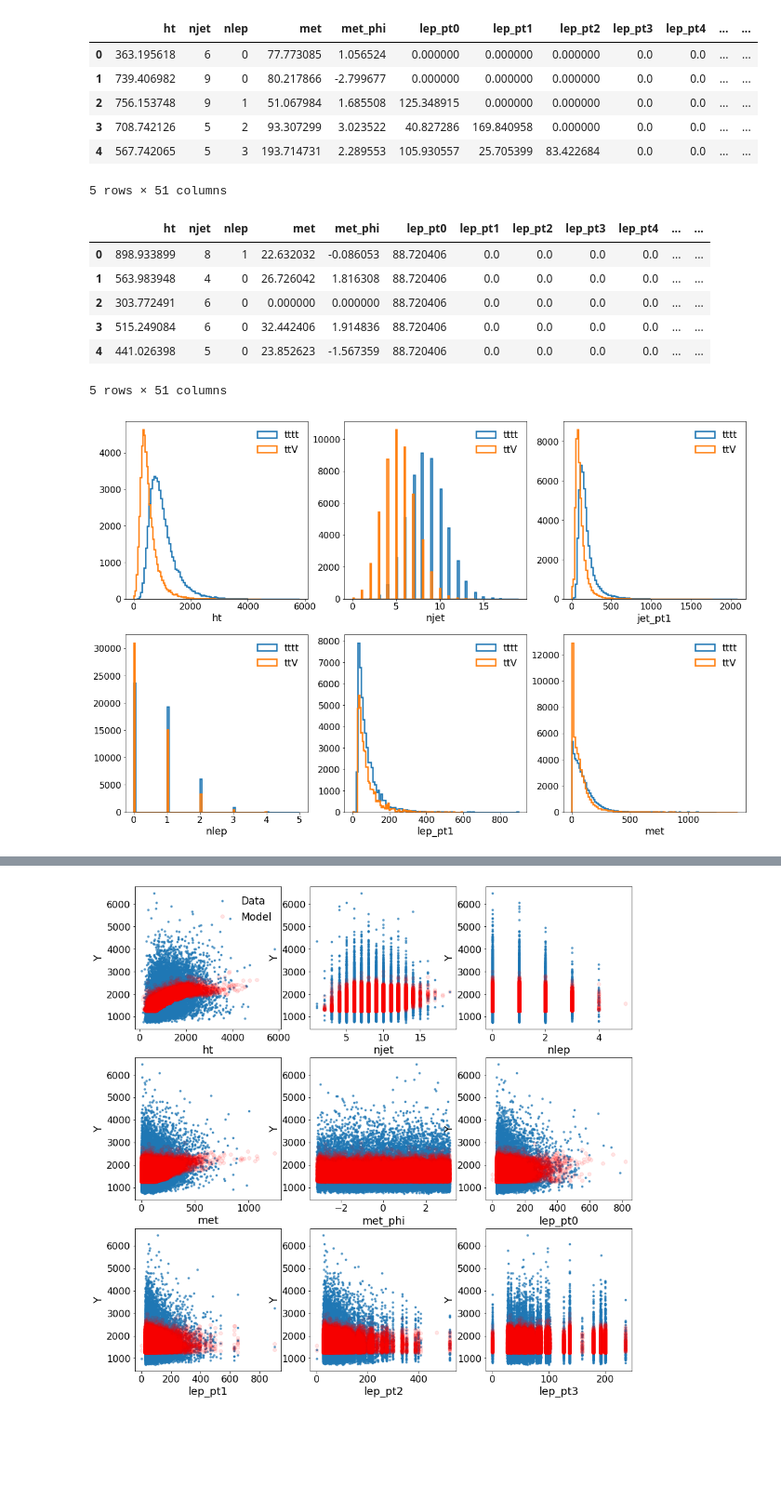
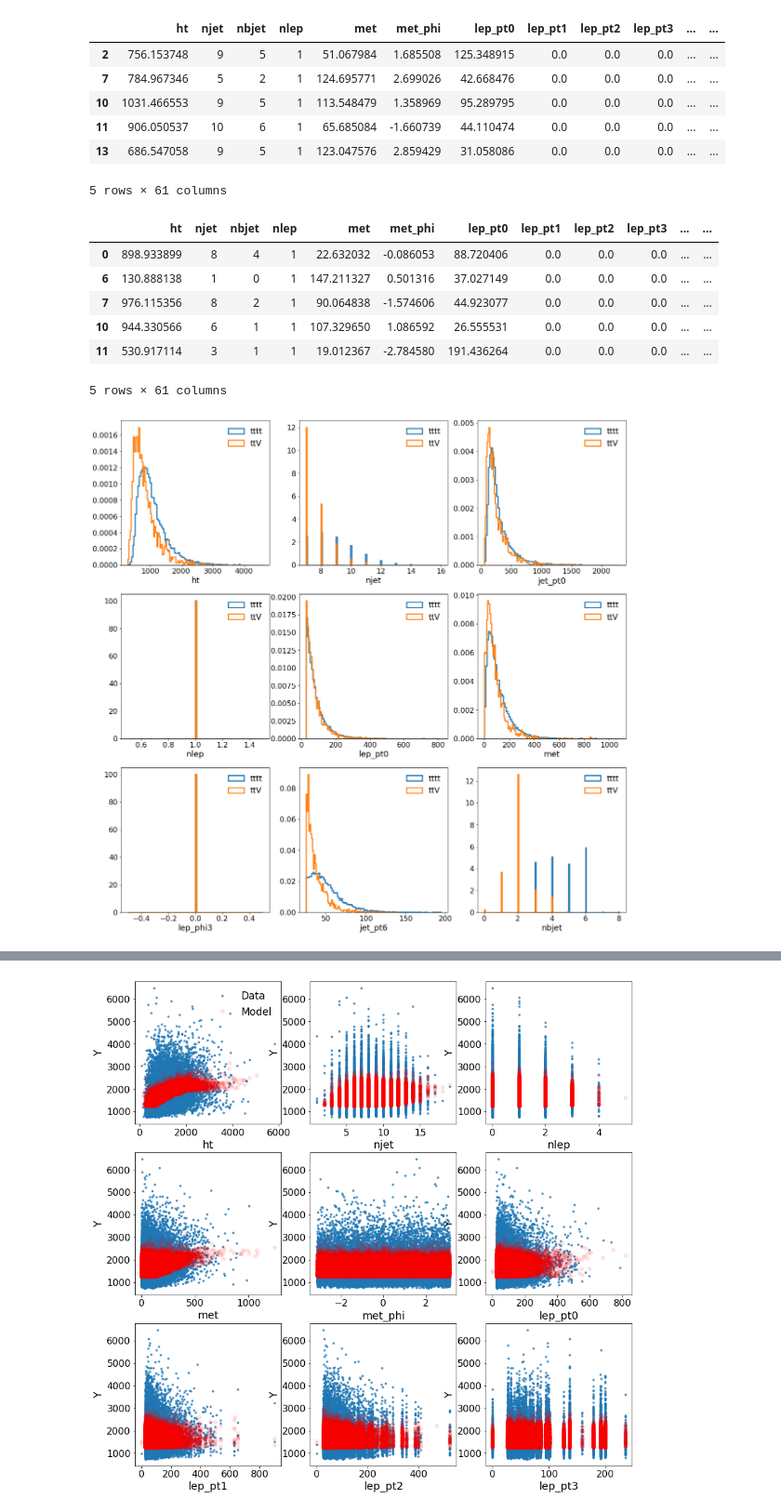
Before and after one commit to rmadar/ML-HEP, a Jupyter notebook: 4topML.ipynb, the cells around one changed output, grey strips where cells are left out. Shown: that part at 93% size. Saved outputs shown, nothing was run; the diff lists cells and outputs as text; code cells hidden in the pictures; blank space fills up the shorter version.

```diff
--- a/4topML.ipynb
+++ b/4topML.ipynb
@@ -35,44 +35,42 @@ def remove_bjets_info(my_df):
 # %%
 data = pd.read_csv('4topSM.csv')
 df = pd.DataFrame(data)
-
-#drop b-jets info as it is really chitting at the truth level
-df = remove_bjets_info(df)
-
+#df = remove_bjets_info(df) #drop b-jets info as it is really chitting at the truth level
+df = df[df['nlep']==1]
 cols = df.columns.tolist()
 cols = cols[1:-1] + [cols[0]]
 df = df[cols]
-#df = df[df['nlep']>0] # Select events with at least one lepton
 df.head()
 # %% [output]
-|  | ht | njet | nlep | met | met_phi | lep_pt0 | lep_pt1 | lep_pt2 | lep_pt3 | lep_pt4 | ... | ... |
-| 0 | 363.195618 | 6 | 0 | 77.773085 | 1.056524 | 0.000000 | 0.000000 | 0.000000 | 0.0 | 0.0 | ... | ... |
-| 1 | 739.406982 | 9 | 0 | 80.217866 | -2.799677 | 0.000000 | 0.000000 | 0.000000 | 0.0 | 0.0 | ... | ... |
-| 2 | 756.153748 | 9 | 1 | 51.067984 | 1.685508 | 125.348915 | 0.000000 | 0.000000 | 0.0 | 0.0 | ... | ... |
-| 3 | 708.742126 | 5 | 2 | 93.307299 | 3.023522 | 40.827286 | 169.840958 | 0.000000 | 0.0 | 0.0 | ... | ... |
-| 4 | 567.742065 | 5 | 3 | 193.714731 | 2.289553 | 105.930557 | 25.705399 | 83.422684 | 0.0 | 0.0 | ... | ... |
+|  | ht | njet | nbjet | nlep | met | met_phi | lep_pt0 | lep_pt1 | lep_pt2 | lep_pt3 | ... | ... |
+| 2 | 756.153748 | 9 | 5 | 1 | 51.067984 | 1.685508 | 125.348915 | 0.0 | 0.0 | 0.0 | ... | ... |
+| 7 | 784.967346 | 5 | 2 | 1 | 124.695771 | 2.699026 | 42.668476 | 0.0 | 0.0 | 0.0 | ... | ... |
+| 10 | 1031.466553 | 9 | 5 | 1 | 113.548479 | 1.358969 | 95.289795 | 0.0 | 0.0 | 0.0 | ... | ... |
+| 11 | 906.050537 | 10 | 6 | 1 | 65.685084 | -1.660739 | 44.110474 | 0.0 | 0.0 | 0.0 | ... | ... |
+| 13 | 686.547058 | 9 | 5 | 1 | 123.047576 | 2.859429 | 31.058086 | 0.0 | 0.0 | 0.0 | ... | ... |
-5 rows × 51 columns
+5 rows × 61 columns
 # %%
 data_ttV = pd.read_csv('ttV.csv')
 df_ttV = pd.DataFrame(data_ttV)
-df_ttV = remove_bjets_info(df_ttV)
+#df_ttV = remove_bjets_info(df_ttV)
+df_ttV = df_ttV[df_ttV['nlep']==1]
 cols = df_ttV.columns.tolist()
 cols = cols[1:-1] + [cols[0]]
 df_ttV = df_ttV[cols]
-#df_ttV = df_ttV[df_ttV['nlep']>0] # Select events with at least one lepton
 df_ttV.head()
 # %% [output]
-|  | ht | njet | nlep | met | met_phi | lep_pt0 | lep_pt1 | lep_pt2 | lep_pt3 | lep_pt4 | ... | ... |
-| 0 | 898.933899 | 8 | 1 | 22.632032 | -0.086053 | 88.720406 | 0.0 | 0.0 | 0.0 | 0.0 | ... | ... |
-| 1 | 563.983948 | 4 | 0 | 26.726042 | 1.816308 | 88.720406 | 0.0 | 0.0 | 0.0 | 0.0 | ... | ... |
-| 2 | 303.772491 | 6 | 0 | 0.000000 | 0.000000 | 88.720406 | 0.0 | 0.0 | 0.0 | 0.0 | ... | ... |
-| 3 | 515.249084 | 6 | 0 | 32.442406 | 1.914836 | 88.720406 | 0.0 | 0.0 | 0.0 | 0.0 | ... | ... |
-| 4 | 441.026398 | 5 | 0 | 23.852623 | -1.567359 | 88.720406 | 0.0 | 0.0 | 0.0 | 0.0 | ... | ... |
+|  | ht | njet | nbjet | nlep | met | met_phi | lep_pt0 | lep_pt1 | lep_pt2 | lep_pt3 | ... | ... |
+| 0 | 898.933899 | 8 | 4 | 1 | 22.632032 | -0.086053 | 88.720406 | 0.0 | 0.0 | 0.0 | ... | ... |
+| 6 | 130.888138 | 1 | 0 | 1 | 147.211327 | 0.501316 | 37.027149 | 0.0 | 0.0 | 0.0 | ... | ... |
+| 7 | 976.115356 | 8 | 2 | 1 | 90.064838 | -1.574606 | 44.923077 | 0.0 | 0.0 | 0.0 | ... | ... |
+| 10 | 944.330566 | 6 | 1 | 1 | 107.329650 | 1.086592 | 26.555531 | 0.0 | 0.0 | 0.0 | ... | ... |
+| 11 | 530.917114 | 3 | 1 | 1 | 19.012367 | -2.784580 | 191.436264 | 0.0 | 0.0 | 0.0 | ... | ... |
-5 rows × 51 columns
+5 rows × 61 columns
 # %%
-compare_4top_ttV_distributions(df,df_ttV,['ht','njet','jet_pt1','nlep','lep_pt1','met'])
+compare_4top_ttV_distributions(df[df['njet']>=7],df_ttV[df_ttV['njet']>=7],
+                               ['ht','njet','jet_pt0','nlep','lep_pt0','met','lep_phi3','jet_pt6','nbjet'])
 # %% [output]
-[figure, old version]
+[figure, new version]
 # %%
 plt.figure(figsize=(20,5))
 plt.subplot(141)
```
Also changed, not shown: parts of 11 cells of this notebook, 6 other files.
